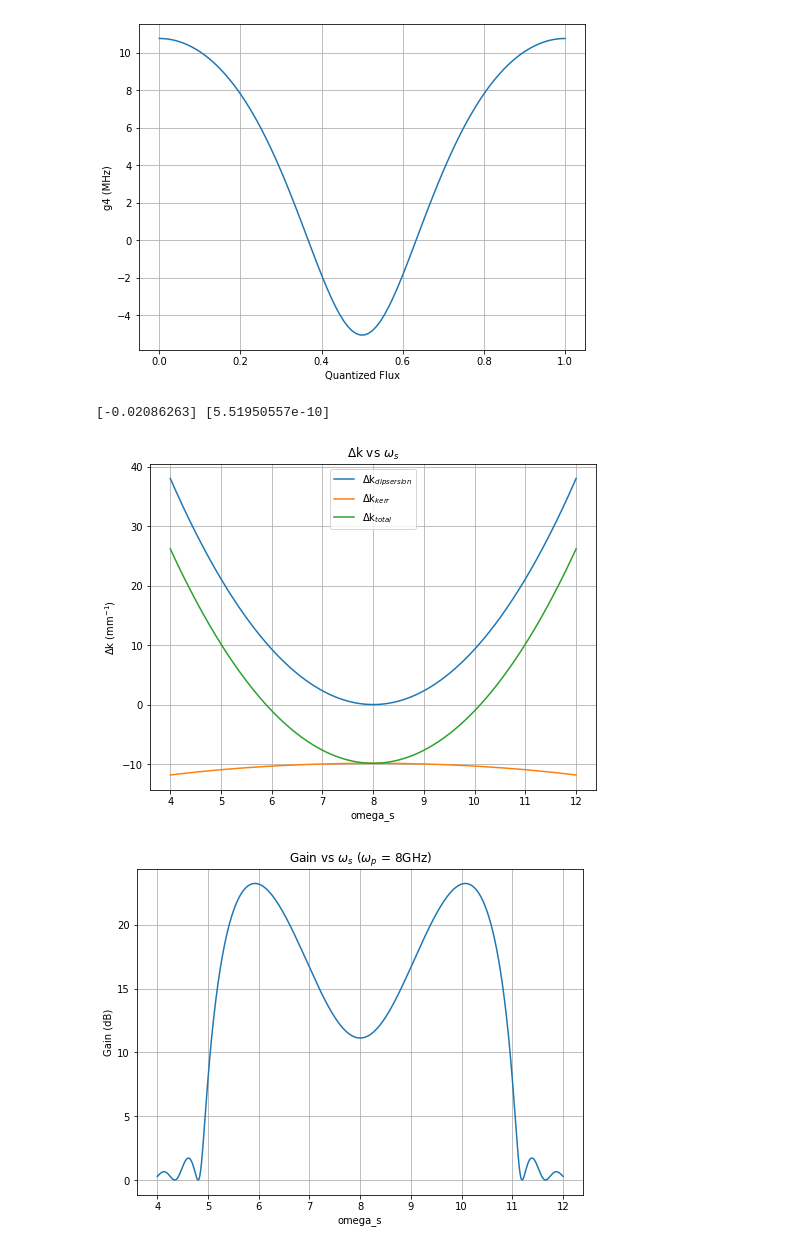
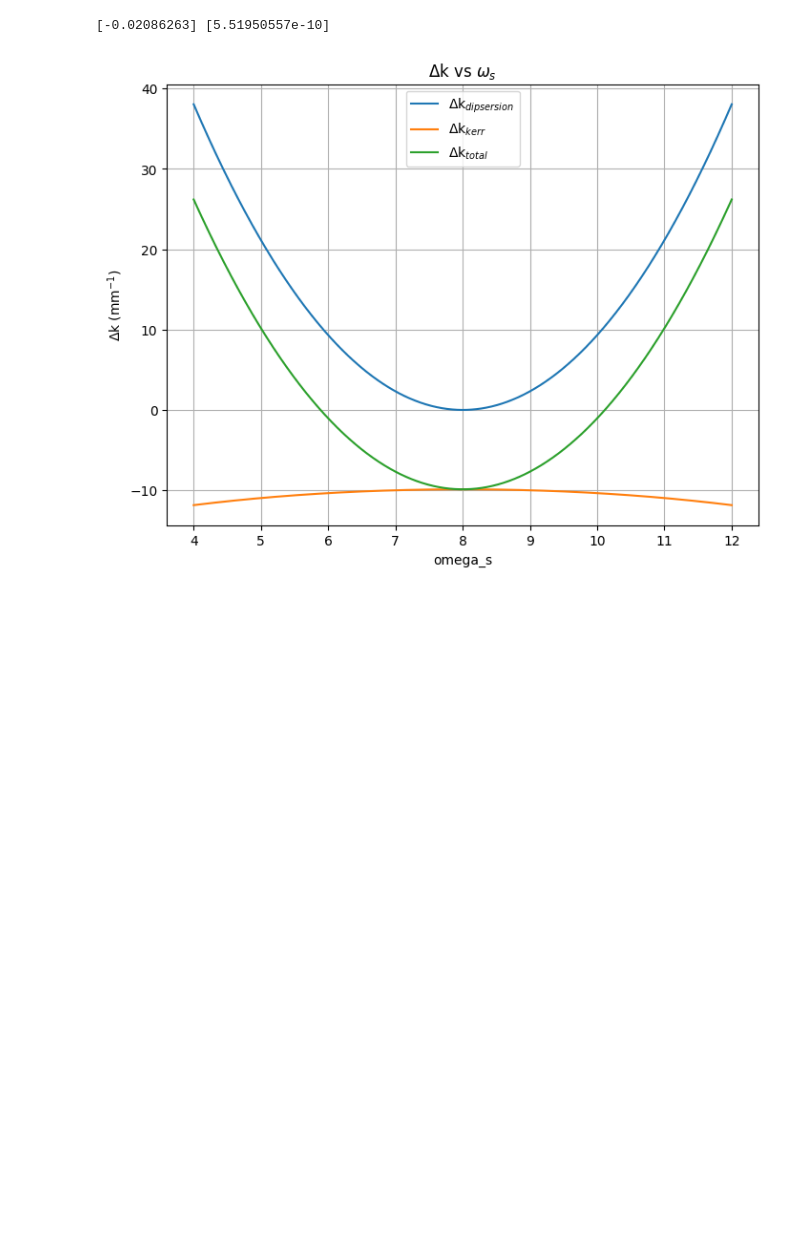
Before and after one commit to eliaslehman/AQT, a Jupyter notebook: Reverse Kerr Simulation.ipynb, the cells around one changed output. Cells and saved outputs as stored; diff of their text form; code cells hidden in the pictures; blank space fills up the shorter version.

```diff
--- a/Reverse Kerr Simulation.ipynb
+++ b/Reverse Kerr Simulation.ipynb
@@ -155,99 +268,24 @@ class dispersion_in_JJ_metamaterial:
 # %%
-q = 1.60217663e-19
-hbar = 1.054571817e-34
-
-sim = dispersion_in_JJ_metamaterial()
-
-sim.pump_frequency = 8				# in GHz
-sim.incident_pump_amplitude = 1.6
-
-sim.loss_tangent = -1e-6 			# loss tangent
-sim.number_of_loops = 700			# number of loops in the transmission line
-sim.size_of_one_loop = 4e-6 	    # size of one SNAIL loop in m
-sim.I0 = 2.19e-6					# critical current of large junction
-sim.I0_ratio = 0.07					# ratio of critical currents in the SNAIL
-sim.C_g = 250e-15					# ground capacitance
-sim.C_J = 50e-15					# junction capacitance
-
-def plot_g4_vs_flux(simulation, flux_range):
-    g4s = []
-    for flux_ratio in flux_range:
-        simulation.phi_ext = 2*np.pi*flux_ratio
-        simulation.calculate_loop_parameters()
-        g4s.append(simulation.gamma * q**2 / 4 / simulation.C_g / hbar * 1e-6) #MHz
-
-    plt.figure(figsize=(8, 6))
-    plt.plot(flux_range, g4s)
-    plt.xlabel('Quantized Flux')
-    plt.ylabel('g4 (MHz)')
-    plt.grid(True)
-    plt.show()
-
-flux_range = np.linspace(0,1,100)
-plot_g4_vs_flux(sim, flux_range)
-
-
 sim.phi_ext = np.pi					# external magnetic flux in the loop
 sim.calculate_loop_parameters()
 print(sim.gamma, sim.L_loop)
 
 omega_s_range = np.linspace(4, 12, 1000)
 dk_disp_values = -sim.phase_mismatch_vs_frequency(omega_s_range)[0]*sim.size_of_one_loop/1e-3
 dk_kerr_values = -sim.phase_mismatch_vs_frequency(omega_s_range)[1]*sim.size_of_one_loop/1e-3
 dk_tot_values = -sim.phase_mismatch_vs_frequency(omega_s_range)[2]*sim.size_of_one_loop/1e-3
 
 
 plt.figure(figsize=(8, 6))
 plt.plot(omega_s_range, dk_disp_values, label=r'$\Delta$k$_{dipsersion}$')
 plt.plot(omega_s_range, dk_kerr_values, label=r'$\Delta$k$_{kerr}$')
 plt.plot(omega_s_range, dk_tot_values, label=r'$\Delta$k$_{total}$')
 plt.xlabel('omega_s')
 plt.ylabel(r'$\Delta$k (mm$^{-1}$)')
 plt.title(r'$\Delta$k vs $\omega_s$')
 plt.grid(True)
 plt.legend()
 plt.show()
-
-
-omega_s_range = np.linspace(4, 12, 1000)
-gain_values = sim.gain_vs_freq(omega_s_range)
-
-plt.figure(figsize=(8, 6))
-plt.plot(omega_s_range, gain_values)
-plt.xlabel('omega_s')
-plt.ylabel(r'Gain (dB)')
-plt.title(r'Gain vs $\omega_s$ ($\omega_p$ = 8GHz)')
-plt.grid(True)
-plt.show()
-
-omega_s_range_6GHZ = np.linspace(3, 11.95, 1000)
-omega_s_range_8GHZ = np.linspace(3, 12, 1000)
-omega_s_range_10GHZ = np.linspace(3, 13, 1000)
-
-sim.pump_frequency = 6
-sim.incident_pump_amplitude = 2.4
-gain_values_6GHz = sim.gain_vs_freq(omega_s_range_6GHZ)
-
-sim.pump_frequency = 8
-sim.incident_pump_amplitude = 1.6
-gain_values_8GHz = sim.gain_vs_freq(omega_s_range_8GHZ)
-
-sim.pump_frequency = 10
-sim.incident_pump_amplitude = 1.27
-gain_values_10GHz = sim.gain_vs_freq(omega_s_range_10GHZ)
-
-plt.figure(figsize=(10, 4))
-plt.plot(omega_s_range_6GHZ, gain_values_6GHz, label=r'6GHz')
-plt.plot(omega_s_range_8GHZ, gain_values_8GHz, label=r'8GHz')
-plt.plot(omega_s_range_10GHZ, gain_values_10GHz, label=r'10GHz')
-plt.xlabel('omega_s')
-plt.ylabel(r'Gain (dB)')
-plt.title(r'Gain vs $\omega_s$')
-plt.grid(True)
-plt.legend()
-plt.show()
 # %% [output]
+[-0.02086263] [5.51950557e-10]
-[figure, old version]
+[figure, new version]
-[-0.02086263] [5.51950557e-10]
-[figure, removed]
-[figure, removed]
```
Also changed, not shown: parts of 9 cells of this notebook.
